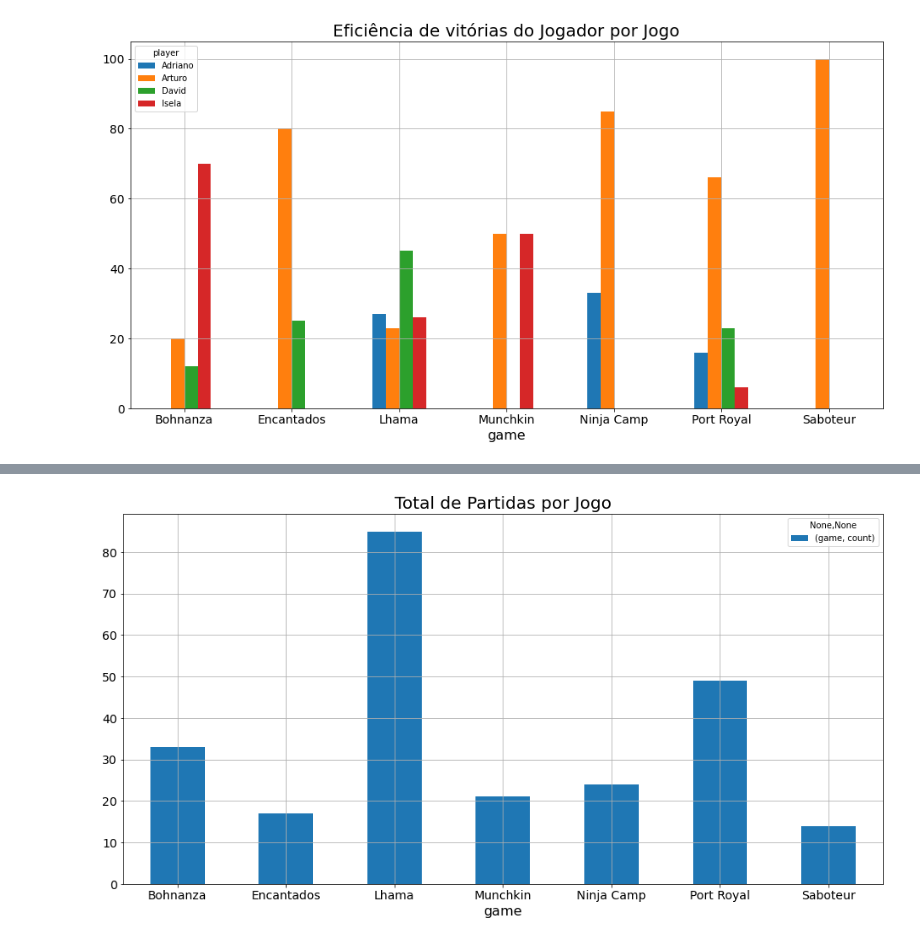
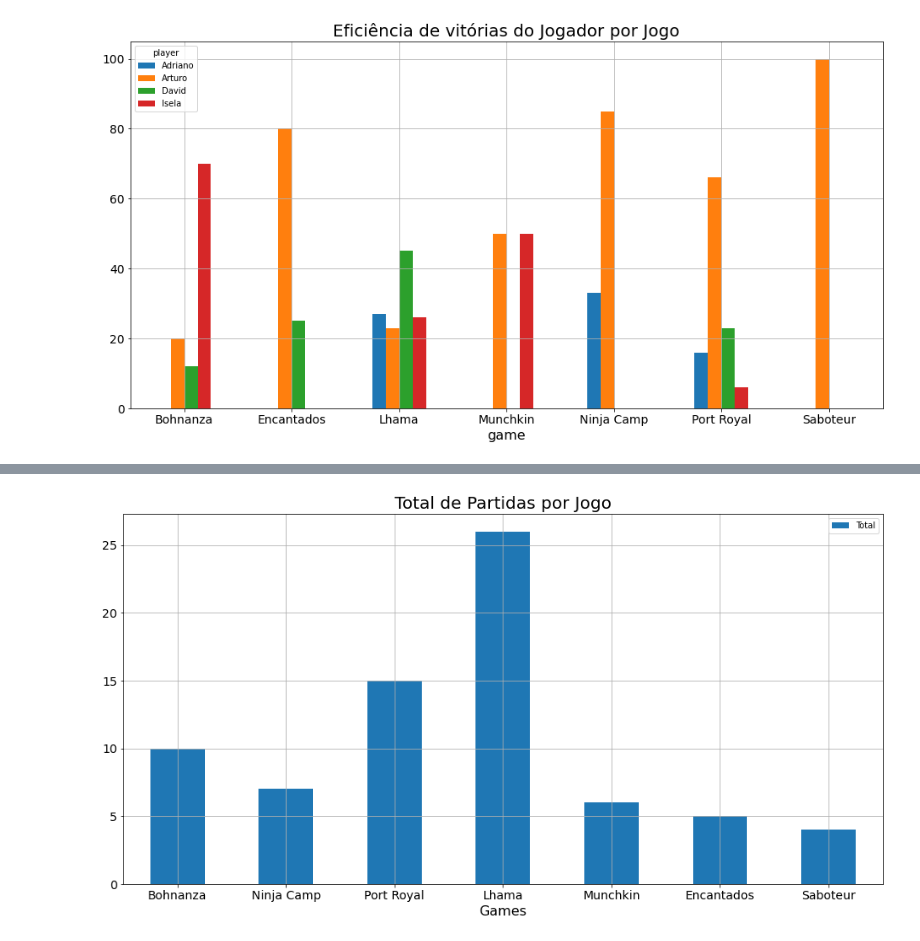
Before and after one commit to mhacarthur/card-game-stats, a Jupyter notebook: statistics.ipynb, the cells around one changed output, grey strips where cells are left out. Cells and saved outputs as stored; diff of their text form; code cells hidden in the pictures.

```diff
--- a/statistics.ipynb
+++ b/statistics.ipynb
@@ -18,0 +17,14 @@ total_partidas_jogo = df.groupby(['game']).agg({'game': ['count']})
+# %%
+games_total = list()
+for row in df['gid'].unique():
+    games_total.append(df[df['gid'] == row]['game'].values[0])
+
+games_names = list(set(games_total))
+list1 = list()
+list2 = list()
+for i in games_names:
+    print(i,games_total.count(i))
+    list1.append(i)
+    list2.append(games_total.count(i))
+
+total_partidas_jogo = pd.DataFrame({'Games':list1,'Total':list2})
@@ -169,8 +321,8 @@ plt.savefig("./fig/eficiencia_por_jogo.png",facecolor='w',bbox_inches ='tight',p
 # %%
 _, ax = plt.subplots(figsize=(16,8))
-total_partidas_jogo.plot(kind='bar', grid=True, ax=ax)
+total_partidas_jogo.plot.bar(x='Games',grid=True,y='Total',ax=ax)
 ax.tick_params(axis='x', rotation=0)
 plt.title('Total de Partidas por Jogo')
 plt.savefig("./fig/Total_partidas.png",facecolor='w',bbox_inches ='tight',pad_inches=0.1)
 # %% [output]
-[figure, old version]
+[figure, new version]
```
Also changed, not shown: parts of 5 cells of this notebook, 4 other files.
